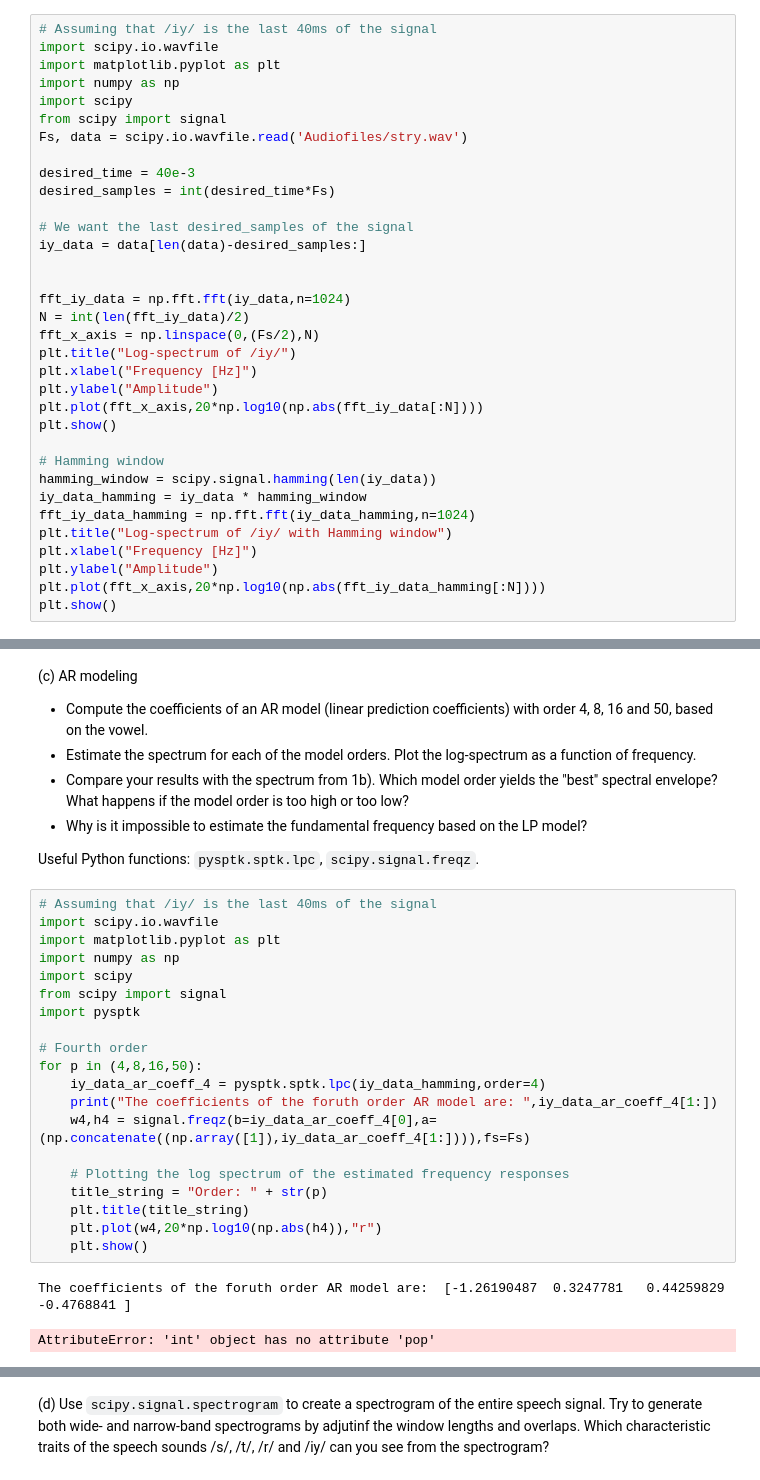
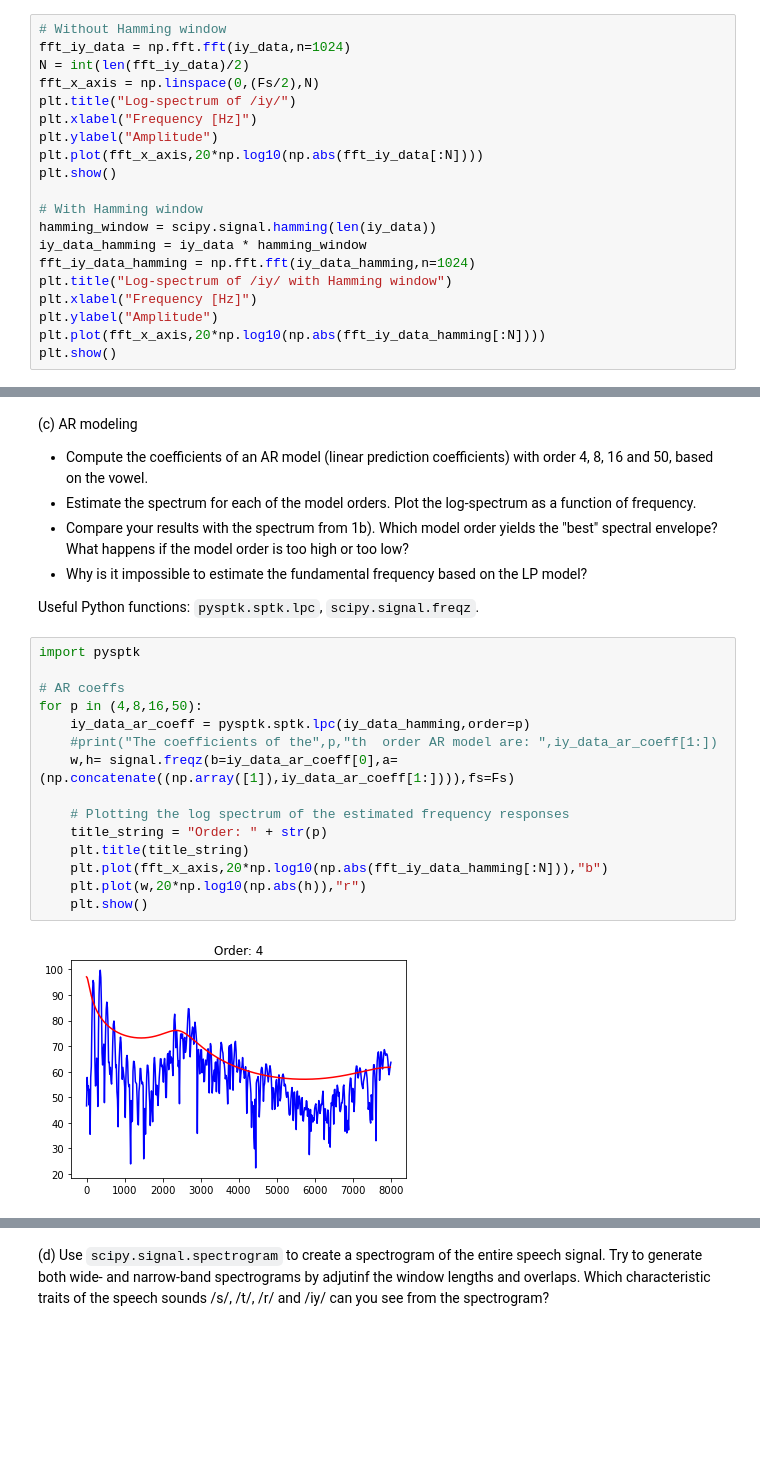
Before and after one commit to jakvah/TTT4185-MachineLearning, a Jupyter notebook: assignment_1.ipynb, the cells around one changed output, grey strips where cells are left out. Cells and saved outputs as stored; diff of their text form; blank space fills up the shorter version.

```diff
--- a/assignment_1.ipynb
+++ b/assignment_1.ipynb
@@ -101,21 +87,7 @@ NameError: name 'peak_time_diff' is not defined
 
 Useful Python functions: `numpy.fft.fft`, `numpy.abs`, `scipy.signal.hamming`.
 # %%
-# Assuming that /iy/ is the last 40ms of the signal
-import scipy.io.wavfile
-import matplotlib.pyplot as plt
-import numpy as np
-import scipy
-from scipy import signal
-Fs, data = scipy.io.wavfile.read('Audiofiles/stry.wav')
-
-desired_time = 40e-3
-desired_samples = int(desired_time*Fs)
-
-# We want the last desired_samples of the signal
-iy_data = data[len(data)-desired_samples:]
-
-
+# Without Hamming window
 fft_iy_data = np.fft.fft(iy_data,n=1024)
 N = int(len(fft_iy_data)/2)
 fft_x_axis = np.linspace(0,(Fs/2),N)
@@ -125,7 +97,7 @@ plt.ylabel("Amplitude")
 plt.plot(fft_x_axis,20*np.log10(np.abs(fft_iy_data[:N])))
 plt.show()
 
-# Hamming window
+# With Hamming window
 hamming_window = scipy.signal.hamming(len(iy_data))
 iy_data_hamming = iy_data * hamming_window
 fft_iy_data_hamming = np.fft.fft(iy_data_hamming,n=1024)
@@ -146,25 +118,19 @@ plt.show()
 
 Useful Python functions: `pysptk.sptk.lpc`, `scipy.signal.freqz`.
 # %%
-# Assuming that /iy/ is the last 40ms of the signal
-import scipy.io.wavfile
-import matplotlib.pyplot as plt
-import numpy as np
-import scipy
-from scipy import signal
 import pysptk
 
-# Fourth order
+# AR coeffs
 for p in (4,8,16,50):
-    iy_data_ar_coeff_4 = pysptk.sptk.lpc(iy_data_hamming,order=4)
-    print("The coefficients of the foruth order AR model are: ",iy_data_ar_coeff_4[1:])
-    w4,h4 = signal.freqz(b=iy_data_ar_coeff_4[0],a=(np.concatenate((np.array([1]),iy_data_ar_coeff_4[1:]))),fs=Fs)
+    iy_data_ar_coeff = pysptk.sptk.lpc(iy_data_hamming,order=p)
+    #print("The coefficients of the",p,"th  order AR model are: ",iy_data_ar_coeff[1:])
+    w,h= signal.freqz(b=iy_data_ar_coeff[0],a=(np.concatenate((np.array([1]),iy_data_ar_coeff[1:]))),fs=Fs)
 
     # Plotting the log spectrum of the estimated frequency responses
     title_string = "Order: " + str(p)
     plt.title(title_string)
-    plt.plot(w4,20*np.log10(np.abs(h4)),"r")
+    plt.plot(fft_x_axis,20*np.log10(np.abs(fft_iy_data_hamming[:N])),"b")
+    plt.plot(w,20*np.log10(np.abs(h)),"r")
     plt.show()
 # %% [output]
-The coefficients of the foruth order AR model are:  [-1.26190487  0.3247781   0.44259829 -0.4768841 ]
-AttributeError: 'int' object has no attribute 'pop'
+[figure, added]
```
Also changed, not shown: parts of 4 cells of this notebook.
